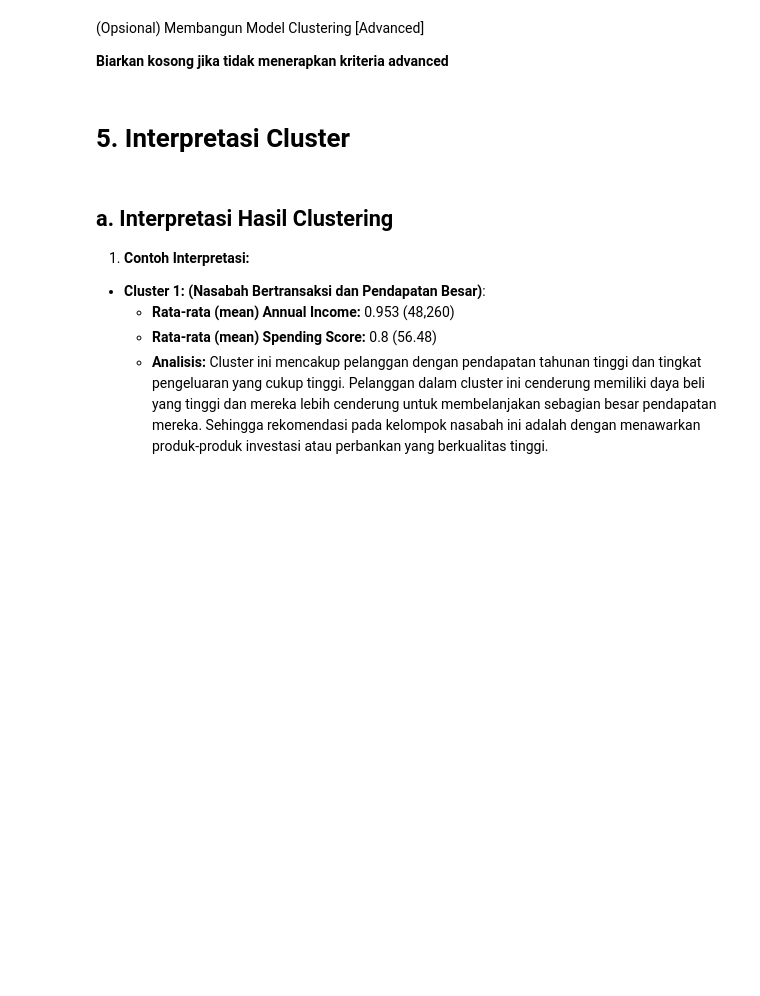
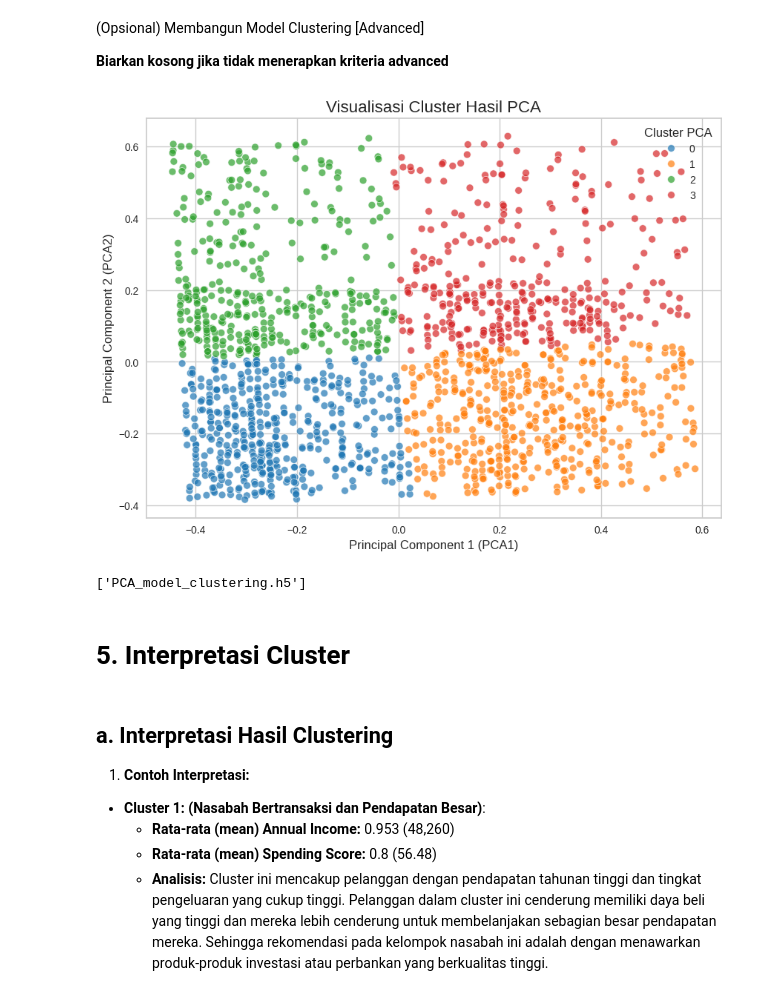
Before and after one commit to AndhikaKusumaW/Asah, a Jupyter notebook: [Clustering]_Submission_Akhir_BMLP_Andhika_Kusuma_Wardana.ipynb, the cells around one changed output. Saved outputs shown, nothing was run; the diff lists cells and outputs as text; code cells hidden in the pictures; blank space fills up the shorter version.

```diff
--- a/[Clustering]_Submission_Akhir_BMLP_Andhika_Kusuma_Wardana.ipynb
+++ b/[Clustering]_Submission_Akhir_BMLP_Andhika_Kusuma_Wardana.ipynb
@@ -404,16 +419,38 @@ NameError: name 'joblib' is not defined
 # %%
 # Membangun model menggunakan PCA.
 # ___ =PCA(n_components=<x>)
 # ___ = ____.fit_transform(___)
 # Menyimpan data PCA sebagai Dataframe dengan nama PCA_<numbers>
 # <data_final> = pd.DataFrame(___, columns=['PCA1', 'PCA2', <sesuaikan dengan jumlah n>])
 # Pastikan kamu membangun model Kmeans baru dengan data yang sudah dimodifikasi melalui PCA.
 # ___ = KMeans(n_clusters=<x>)
 # ___.fit(<data_final>)
+pca = PCA(n_components=2)
+df_clustering = df[['TransactionAmount', 'TransactionDuration', 'CustomerAge', 'LoginAttempts']].copy()
+df_final = pca.fit_transform(df_clustering)
+df_final = pd.DataFrame(df_final, columns=['PCA1', 'PCA2'])
+kmeans_pca = KMeans(n_clusters=4, n_init=10, random_state=42)
+kmeans_pca.fit(df_final)
+df['Cluster_PCA'] = kmeans_pca.labels_
+
+plt.figure(figsize=(10, 7))
+sns.scatterplot(data=df_final, x='PCA1', y='PCA2', hue=kmeans_pca.labels_, palette='tab10',  s=50, alpha=0.7)
+
+# Menambahkan judul dan label
+plt.title('Visualisasi Cluster Hasil PCA', fontsize=16)
+plt.xlabel('Principal Component 1 (PCA1)', fontsize=12)
+plt.ylabel('Principal Component 2 (PCA2)', fontsize=12)
+plt.legend(title='Cluster PCA')
+plt.show()
+# %% [output]
+[figure, added]
 # %%
 # Simpan model PCA sebagai perbandingan dengan menjalankan cell code ini joblib.dump(model,"PCA_model_clustering.h5")
 # Pastikan yang disimpan model yang sudah melalui .fit berdasarkan dataset yang sudah dilakukan PCA
 # joblib.dump(___, "PCA_model_clustering.h5")
+joblib.dump(pca, "PCA_model_clustering.h5")
+# %% [output]
+['PCA_model_clustering.h5']
 # %% [markdown]
 # **5. Interpretasi Cluster**
 # %% [markdown]
```
Also changed, not shown: parts of 16 cells of this notebook.
